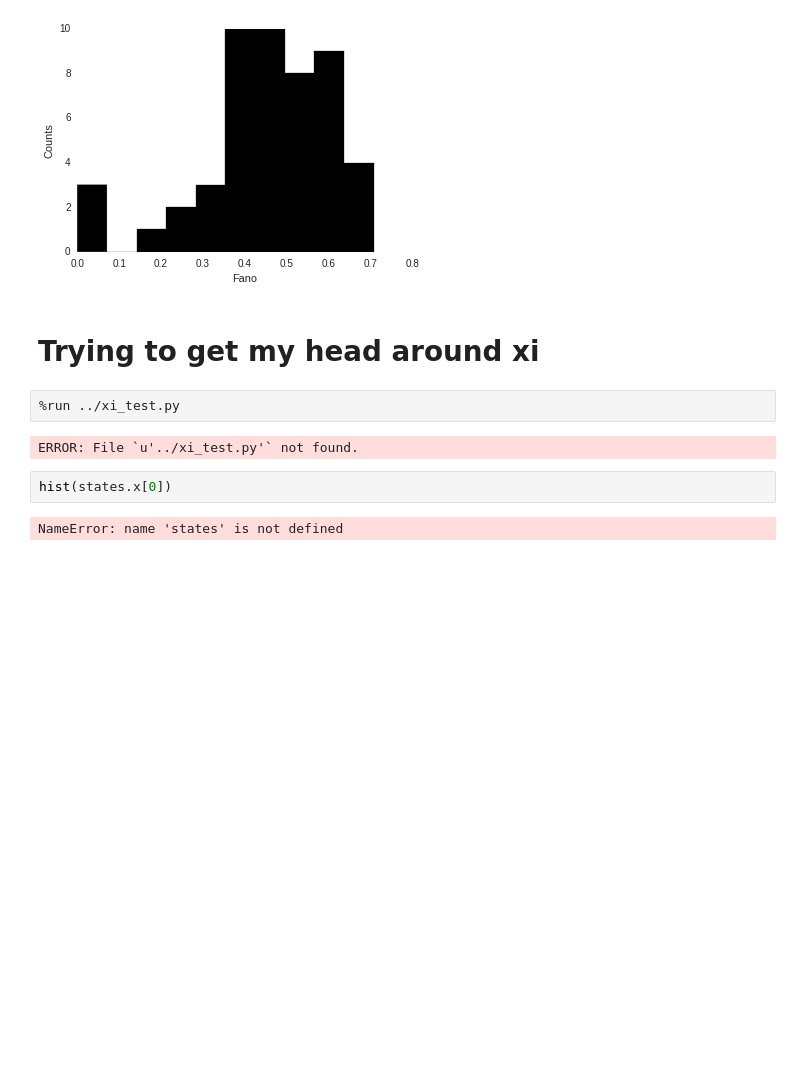
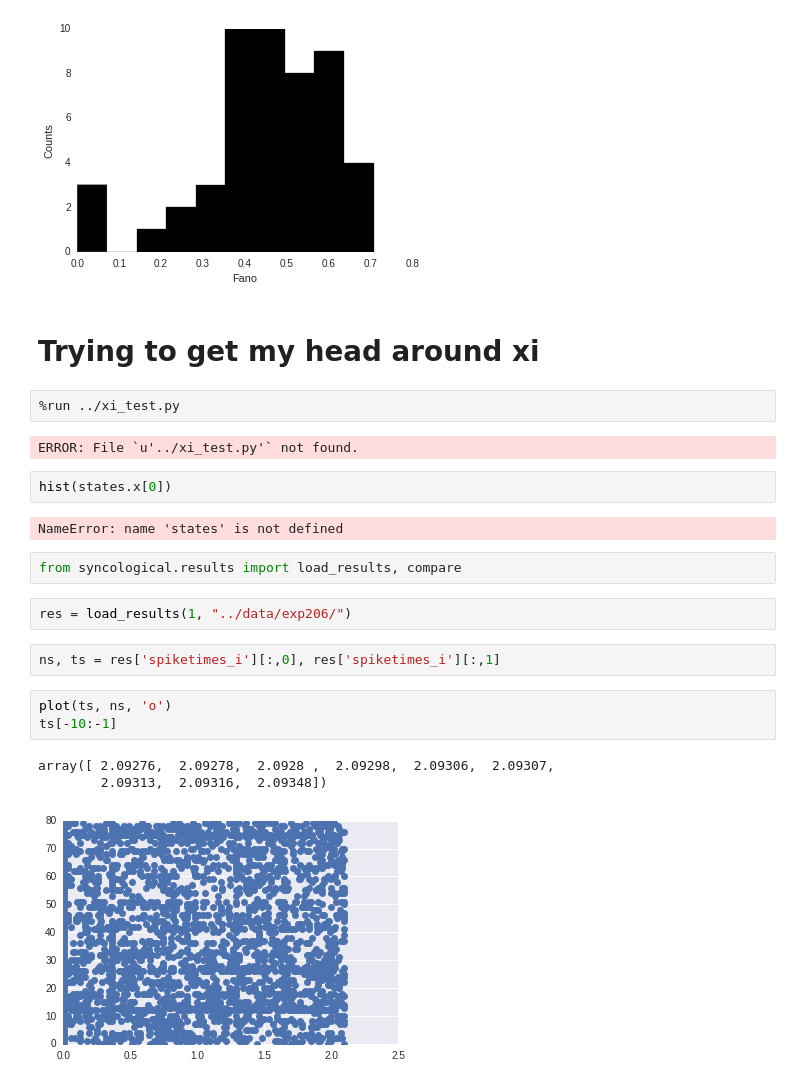
Before and after one commit to voytekresearch/syncological, a Jupyter notebook: ipynb/sandbox.ipynb, the cells around one changed output. Drawn from its saved outputs; the diff is of its cells as text; blank space fills up the shorter version.

```diff
--- a/ipynb/sandbox.ipynb
+++ b/ipynb/sandbox.ipynb
@@ -116,3 +117,16 @@ ERROR: File `u'../xi_test.py'` not found.
 hist(states.x[0])
 # %% [output]
 NameError: name 'states' is not defined
+# %%
+from syncological.results import load_results, compare
+# %%
+res = load_results(1, "../data/exp206/")
+# %%
+ns, ts = res['spiketimes_i'][:,0], res['spiketimes_i'][:,1]
+# %%
+plot(ts, ns, 'o')
+ts[-10:-1]
+# %% [output]
+array([ 2.09276,  2.09278,  2.0928 ,  2.09298,  2.09306,  2.09307,
+        2.09313,  2.09316,  2.09348])
+[figure, added]
```
Also changed, not shown: parts of 3 cells of this notebook, 24 other files.
